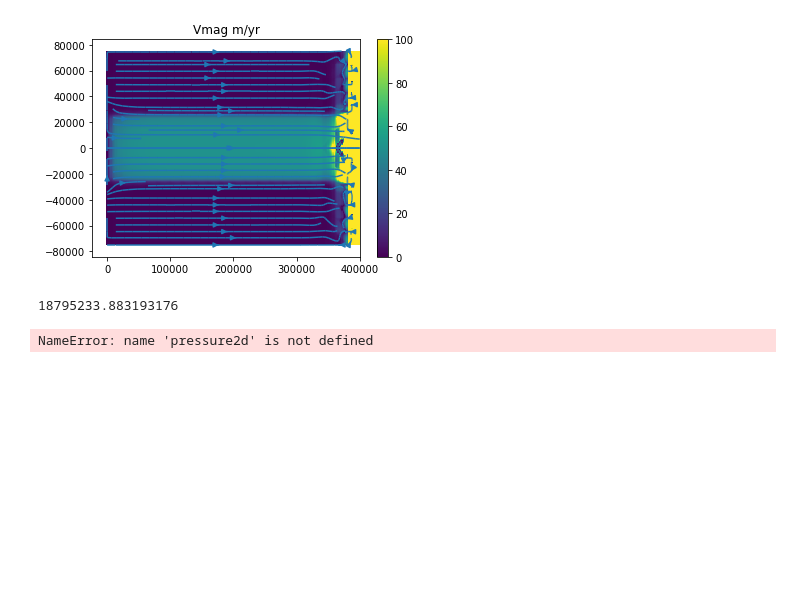
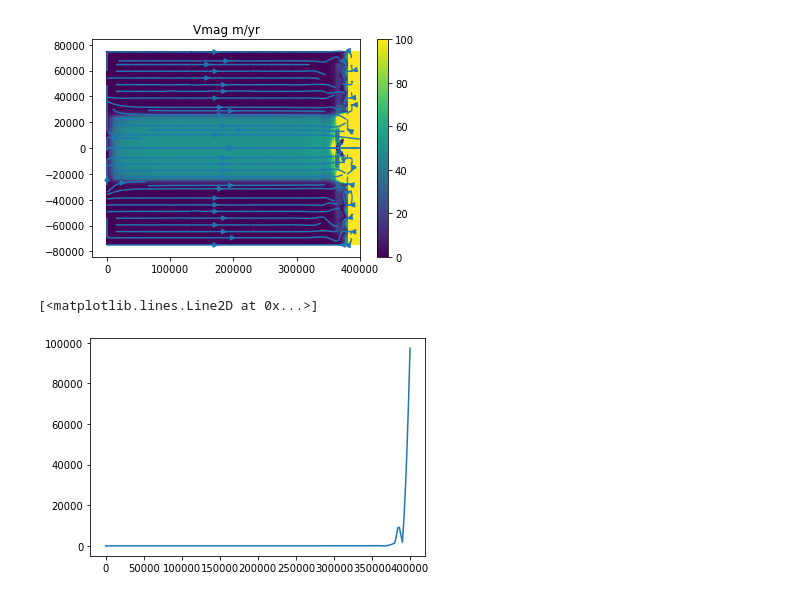
Before and after one commit to grinsted/boxyicestream, a Jupyter notebook: code/test3d.ipynb, the cells around one changed output. Drawn from its saved outputs; the diff is of its cells as text; code cells hidden in the pictures; blank space fills up the shorter version.

```diff
--- a/code/test3d.ipynb
+++ b/code/test3d.ipynb
@@ -16,9 +13,9 @@ The autoreload extension is already loaded. To reload it, use:
 # %%
 
 yr2sec = 365.25 * 24 * 60 * 60
-experiment = settings.experiment(name="3d_iso_lowres",resolution_l=20,resolution_w=8,resolution_h=3)
-#experiment = settings.experiment(name="3d_iso",resolution_w=20)
-#experiment = settings.experiment(name="3d_exx0.1",icestream_Exx=0.1,resolution_w=20)
+experiment = settings.experiment(name="iso_lowres",resolution_l=20,resolution_w=8,resolution_h=3)
+experiment = settings.experiment(name="iso",resolution_w=20)
+#experiment = settings.experiment(name="exx0.1",icestream_Exx=0.1,resolution_w=20)
 
 
 
@@ -267,10 +226,8 @@ plt.title("Vmag m/yr")
 # %% [output]
 Text(0.5, 1.0, 'Vmag m/yr')
 [figure]
-# %%
-print(psol(domain_l-0.1,0.1,0.1))
-p2d = pressure2d(degree=2)
-print(p2d(domain_l-0.1,0.1,0.1))
-# %% [output]
-18795233.883193176
-NameError: name 'pressure2d' is not defined
+# %%
+plt.plot(x,V[int(len(y)/2),:] * yr2sec)
+# %% [output]
+[<matplotlib.lines.Line2D at 0x...>]
+[figure, added]
```
Also changed, not shown: parts of 6 cells of this notebook, 1 other file.
